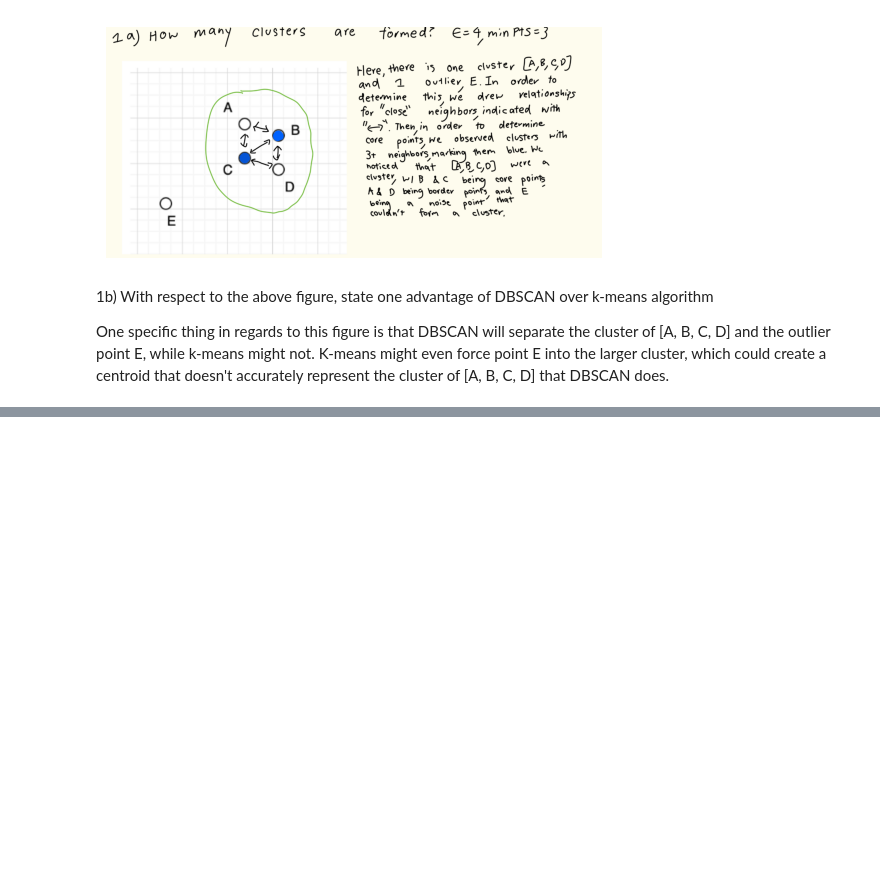
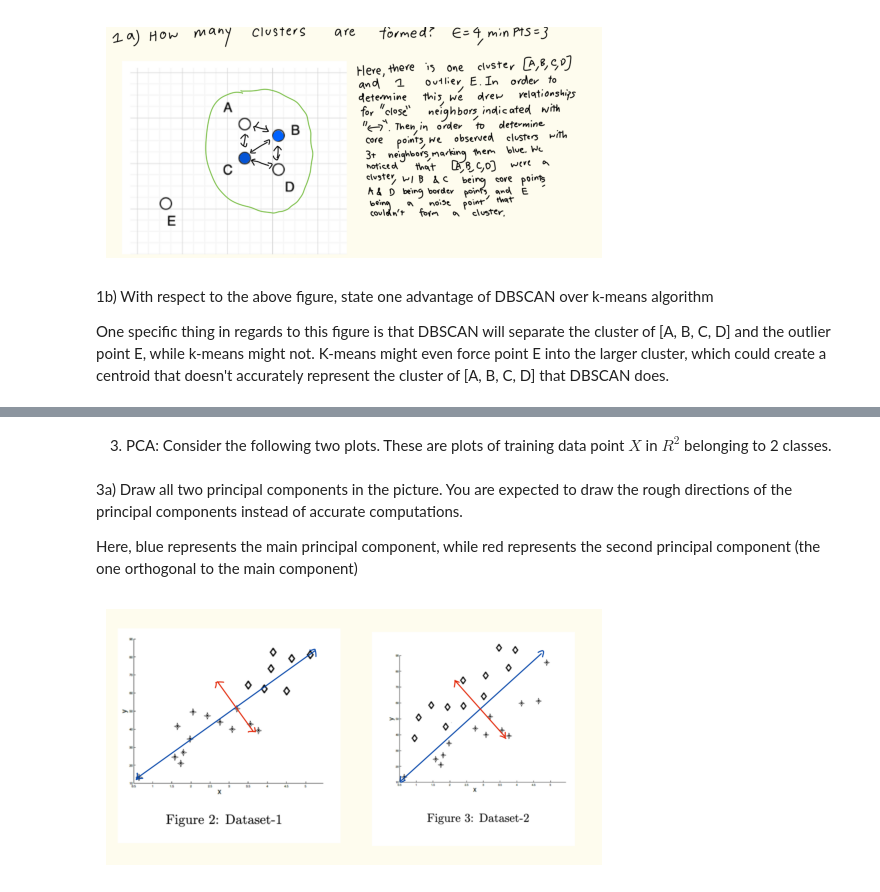
Before and after one commit to kev374k/dsc148, a Jupyter notebook: HW #3/hm.ipynb, the cells around one changed output, grey strips where cells are left out. Cells and saved outputs as stored; diff of their text form; code cells hidden in the pictures; blank space fills up the shorter version.

```diff
--- a/HW #3/hm.ipynb
+++ b/HW #3/hm.ipynb
@@ -39,0 +86,13 @@ One specific thing in regards to this figure is that DBSCAN will separate the cl
+# %% [markdown]
+3) PCA: Consider the following two plots. These are plots of training data point $X$ in $R^2$ belonging to 2 classes.
+# %% [markdown]
+3a) Draw all two principal components in the picture. You are expected to draw the rough directions of the principal components instead of accurate computations.
+
+Here, blue represents the main principal component, while red represents the second principal component (the one orthogonal to the main component)
+# %%
+q3a = mpimg.imread("3a.png")
+plt.imshow(q3a)
+plt.axis("off")
+plt.show()
+# %% [output]
+[figure, added]
```
Also changed, not shown: parts of 6 cells of this notebook, 1 other file.
